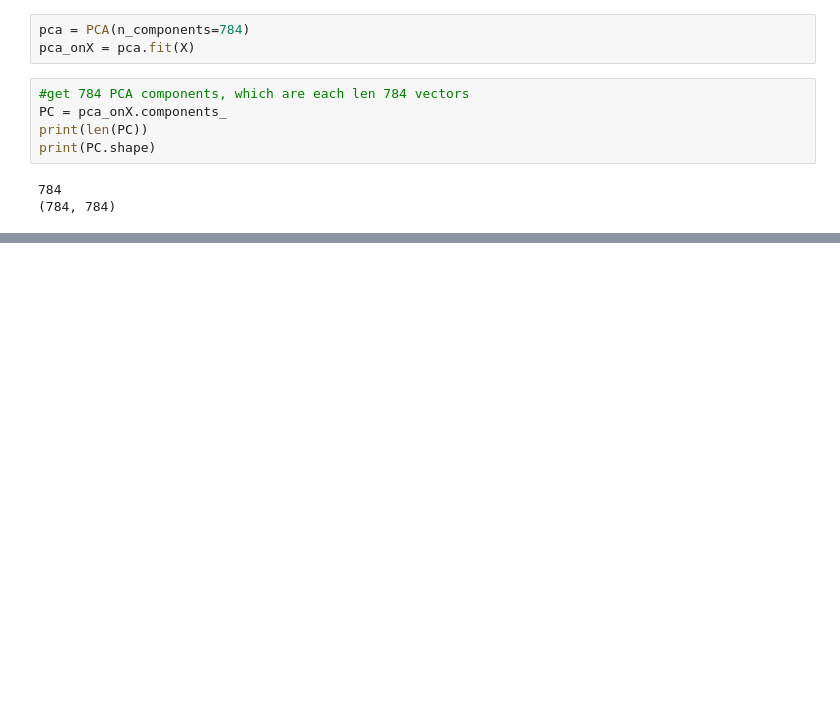
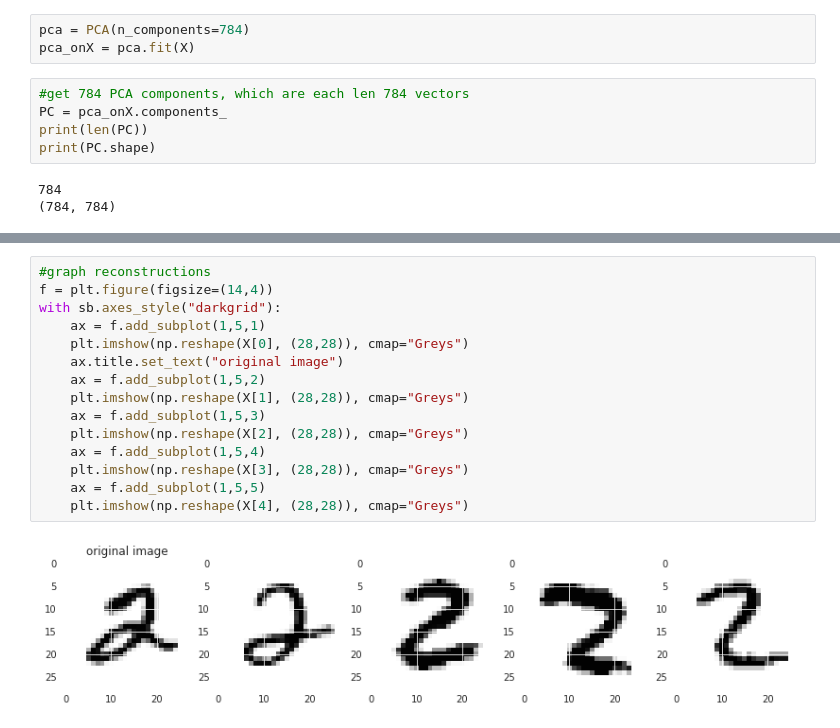
Before and after one commit to kensekense/unige, a Jupyter notebook: data_science/tp3/pca_knn_tp3.ipynb, the cells around one changed output, grey strips where cells are left out. Cells and saved outputs as stored; diff of their text form; blank space fills up the shorter version.

```diff
--- a/data_science/tp3/pca_knn_tp3.ipynb
+++ b/data_science/tp3/pca_knn_tp3.ipynb
@@ -79,0 +90,17 @@ def recon_err(X, m):
+# %%
+#graph reconstructions
+f = plt.figure(figsize=(14,4))
+with sb.axes_style("darkgrid"):
+    ax = f.add_subplot(1,5,1)
+    plt.imshow(np.reshape(X[0], (28,28)), cmap="Greys")
+    ax.title.set_text("original image")
+    ax = f.add_subplot(1,5,2)
+    plt.imshow(np.reshape(X[1], (28,28)), cmap="Greys")
+    ax = f.add_subplot(1,5,3)
+    plt.imshow(np.reshape(X[2], (28,28)), cmap="Greys")
+    ax = f.add_subplot(1,5,4)
+    plt.imshow(np.reshape(X[3], (28,28)), cmap="Greys")
+    ax = f.add_subplot(1,5,5)
+    plt.imshow(np.reshape(X[4], (28,28)), cmap="Greys")
+# %% [output]
+[figure, added]
```
Also changed, not shown: parts of 27 cells of this notebook, 3 other files.
